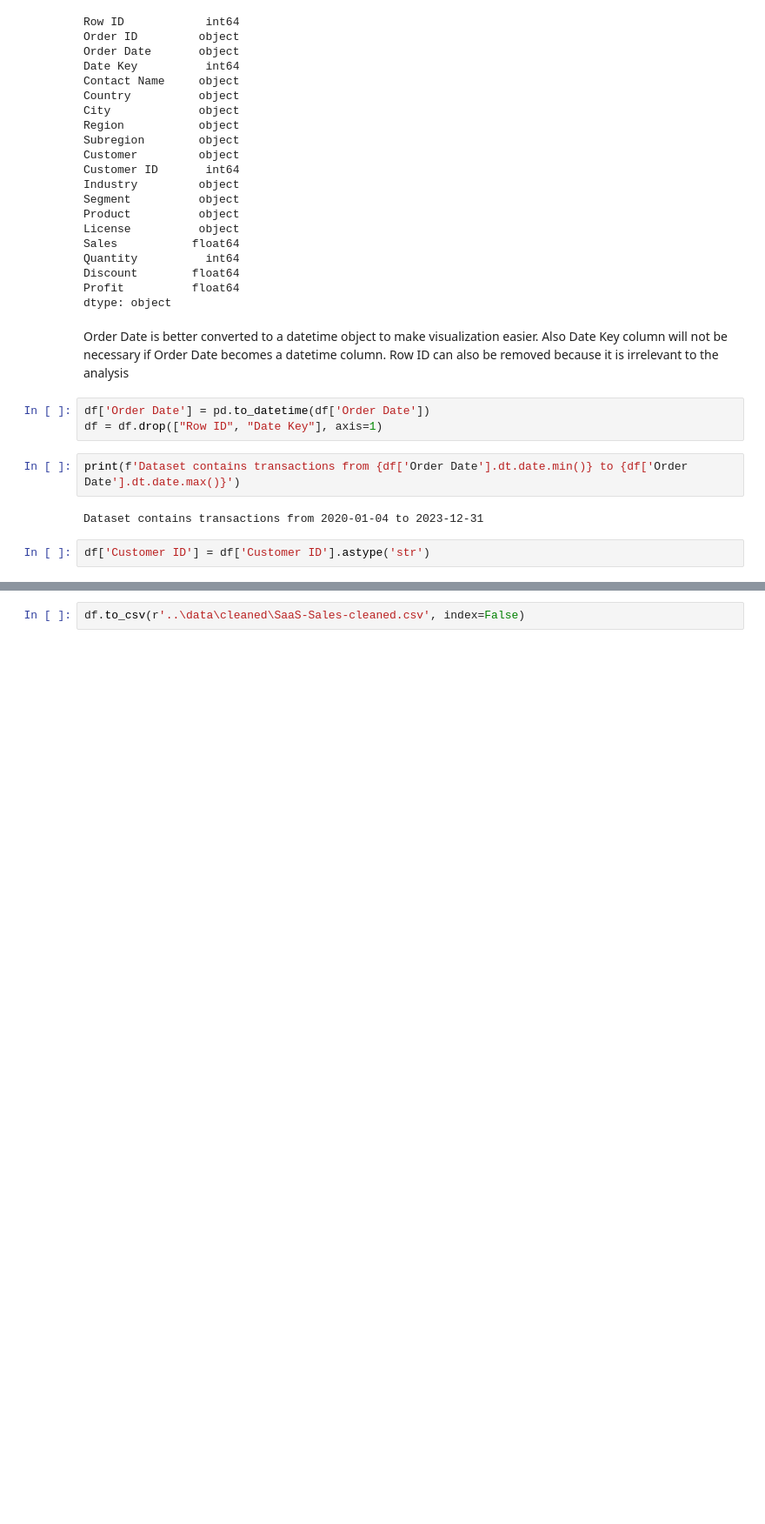
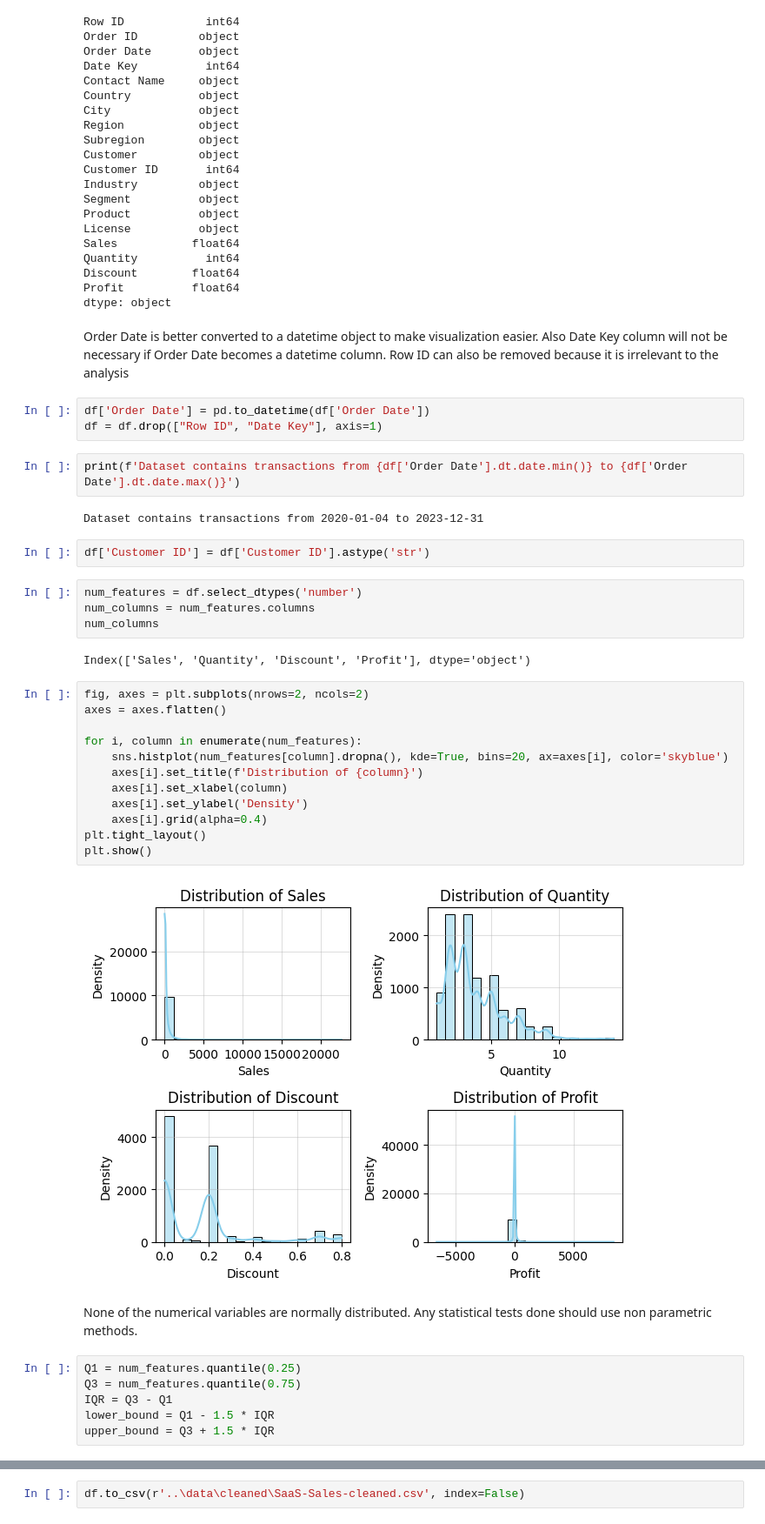
Before and after one commit to dhanylatief/SaaS_Sales, a Jupyter notebook: notebooks/1.0-mdl-inital-data-exploration.ipynb, the cells around one changed output, grey strips where cells are left out. Shown at 87% size. Drawn from its saved outputs; the diff is of its cells as text; blank space fills up the shorter version.

```diff
--- a/notebooks/1.0-mdl-inital-data-exploration.ipynb
+++ b/notebooks/1.0-mdl-inital-data-exploration.ipynb
@@ -217,3 +237,31 @@ print(f'Dataset contains transactions from {df['Order Date'].dt.date.min()} to {
 Dataset contains transactions from 2020-01-04 to 2023-12-31
 # %%
 df['Customer ID'] = df['Customer ID'].astype('str')
+# %%
+num_features = df.select_dtypes('number')
+num_columns = num_features.columns
+num_columns
+# %% [output]
+Index(['Sales', 'Quantity', 'Discount', 'Profit'], dtype='object')
+# %%
+fig, axes = plt.subplots(nrows=2, ncols=2)
+axes = axes.flatten()
+
+for i, column in enumerate(num_features):
+    sns.histplot(num_features[column].dropna(), kde=True, bins=20, ax=axes[i], color='skyblue')
+    axes[i].set_title(f'Distribution of {column}')
+    axes[i].set_xlabel(column)
+    axes[i].set_ylabel('Density')
+    axes[i].grid(alpha=0.4)
+plt.tight_layout()
+plt.show()
+# %% [output]
+[figure, added]
+# %% [markdown]
+None of the numerical variables are normally distributed. Any statistical tests done should use non parametric methods.
+# %%
+Q1 = num_features.quantile(0.25)
+Q3 = num_features.quantile(0.75)
+IQR = Q3 - Q1
+lower_bound = Q1 - 1.5 * IQR
+upper_bound = Q3 + 1.5 * IQR
```
Also changed, not shown: parts of 49 cells of this notebook, 4 other files.
